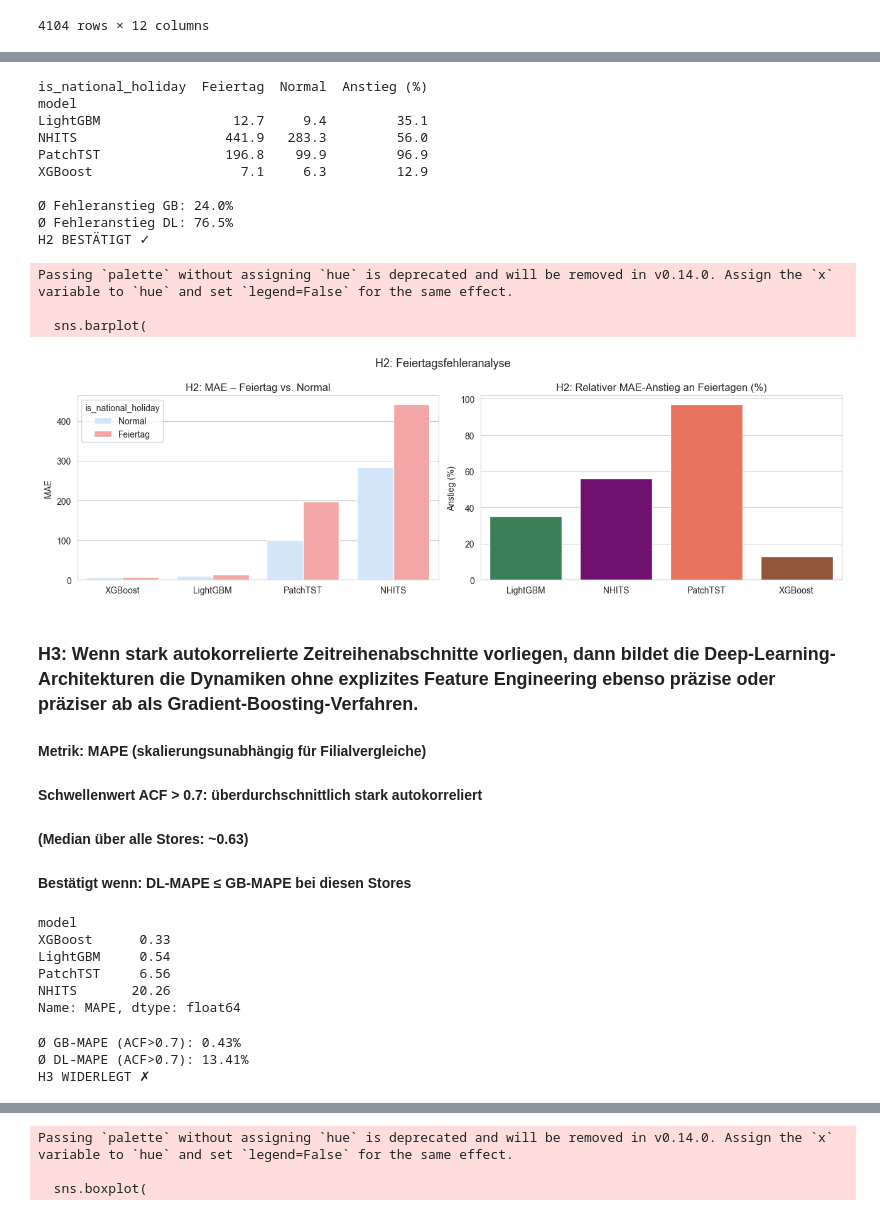
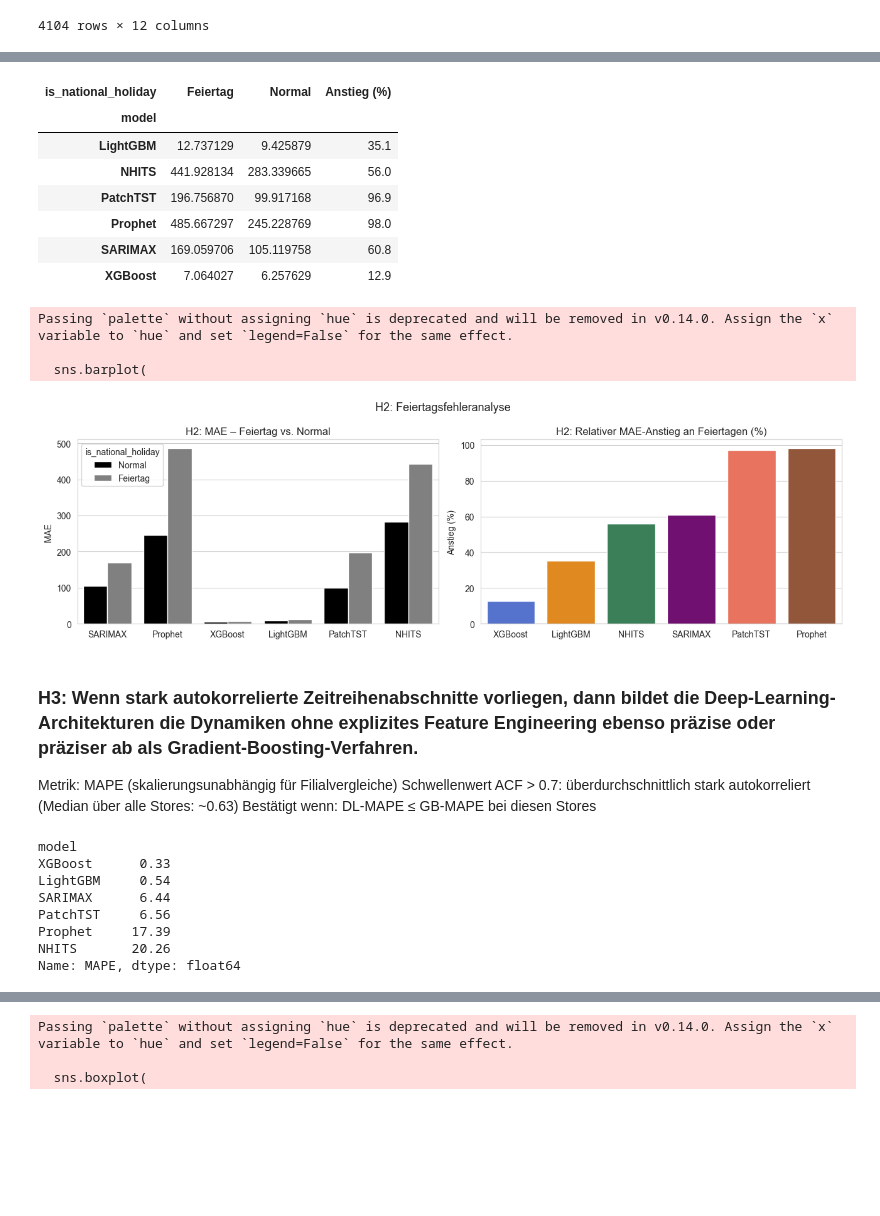
Before and after one commit to MadMax199/E-Commerce-Time-Series-Forecasting, a Jupyter notebook: 04_notebooks/06_hyptohesen_analyse.ipynb, the cells around one changed output, grey strips where cells are left out. Drawn from its saved outputs; the diff is of its cells as text; code cells hidden in the pictures; blank space fills up the shorter version.

```diff
--- a/04_notebooks/06_hyptohesen_analyse.ipynb
+++ b/04_notebooks/06_hyptohesen_analyse.ipynb
@@ -310,7 +332,7 @@ hol_base
 4104 rows × 12 columns
 # %%
 hol_records = []
-h2_models = ['XGBoost', 'LightGBM', 'PatchTST', 'NHITS']
+h2_models = ['SARIMAX', 'Prophet','XGBoost', 'LightGBM', 'PatchTST', 'NHITS']
 
 for model_name, col in {m: models_cfg[m] for m in h2_models}.items():
     if col not in hol_base.columns:
@@ -329,3 +351,4 @@ for model_name, col in {m: models_cfg[m] for m in h2_models}.items():
         })
 
 hol_metrics = pd.DataFrame(hol_records)
+hol_metrics
@@ -332,67 +369,58 @@ hol_metrics = pd.DataFrame(hol_records)
+# %%
+pivot = hol_metrics.pivot(index='model', columns='is_national_holiday', values='MAE')
+pivot['Anstieg (%)'] = (
+    (pivot['Feiertag'] - pivot['Normal']) / pivot['Normal'] * 100
+).round(1)
+pivot
+# %% [output]
+| is_national_holiday | Feiertag | Normal | Anstieg (%) |
+| model |  |  |  |
+| LightGBM | 12.737129 | 9.425879 | 35.1 |
+| NHITS | 441.928134 | 283.339665 | 56.0 |
+| PatchTST | 196.756870 | 99.917168 | 96.9 |
+| Prophet | 485.667297 | 245.228769 | 98.0 |
+| SARIMAX | 169.059706 | 105.119758 | 60.8 |
+| XGBoost | 7.064027 | 6.257629 | 12.9 |
 # %%
 
+fig, axes = plt.subplots(1, 2, figsize=(13, 4))
 
-# ── Relativer MAE-Anstieg an Feiertagen ──────────────────────
-pivot = hol_metrics.pivot(index='model', columns='is_national_holiday', values='MAE')
-pivot['Anstieg (%)'] = (
-    (pivot['Feiertag'] - pivot['Normal']) / pivot['Normal'] * 100
-).round(1)
-print(pivot.round(1))
-
-# ── Interpretation ────────────────────────────────────────────
-gb_anstieg = pivot.loc[['XGBoost', 'LightGBM'], 'Anstieg (%)'].mean()
-dl_anstieg = pivot.loc[['PatchTST', 'NHITS'], 'Anstieg (%)'].mean()
-print(f'\nØ Fehleranstieg GB: {gb_anstieg:.1f}%')
-print(f'Ø Fehleranstieg DL: {dl_anstieg:.1f}%')
-print(f'H2 {"BESTÄTIGT ✓" if gb_anstieg < dl_anstieg else "WIDERLEGT ✗"}')
-
-fig, axes = plt.subplots(1, 2, figsize=(13, 4))
 sns.barplot(
     data=hol_metrics, x='model', y='MAE',
     hue='is_national_holiday', hue_order=['Normal', 'Feiertag'],
-    palette={'Normal': '#cce5ff', 'Feiertag': '#ff9999'},
+    palette={'Normal': 'black', 'Feiertag': 'grey'},
     ax=axes[0]
 )
 axes[0].set_title('H2: MAE – Feiertag vs. Normal', fontsize=12)
 axes[0].set_xlabel('')
 
 sns.barplot(
-    data=pivot.reset_index(), x='model', y='Anstieg (%)',
+    data=pivot.reset_index().sort_values(by="Anstieg (%)", ascending=True), x='model', y='Anstieg (%)',
     palette=[MODELL_COLORS[m] for m in h2_models], ax=axes[1]
 )
 axes[1].set_title('H2: Relativer MAE-Anstieg an Feiertagen (%)', fontsize=12)
 axes[1].axhline(0, color='black', linewidth=0.8)
 axes[1].set_xlabel('')
 
 plt.suptitle('H2: Feiertagsfehleranalyse', fontsize=13)
 plt.tight_layout()
 plt.show()
 # %% [output]
-is_national_holiday  Feiertag  Normal  Anstieg (%)
-model
-LightGBM                 12.7     9.4         35.1
-NHITS                   441.9   283.3         56.0
-PatchTST                196.8    99.9         96.9
-XGBoost                   7.1     6.3         12.9
+Passing `palette` without assigning `hue` is deprecated and will be removed in v0.14.0. Assign the `x` variable to `hue` and set `legend=False` for the same effect.
 
-Ø Fehleranstieg GB: 24.0%
-Ø Fehleranstieg DL: 76.5%
-H2 BESTÄTIGT ✓
+  sns.barplot(
-Passing `palette` without assigning `hue` is deprecated and will be removed in v0.14.0. Assign the `x` variable to `hue` and set `legend=False` for the same effect.
-
-  sns.barplot(
-[figure, old version]
+[figure, new version]
 # %% [markdown]
 ### H3: Wenn stark autokorrelierte Zeitreihenabschnitte vorliegen, dann bildet die Deep-Learning-Architekturen die Dynamiken ohne explizites Feature Engineering ebenso präzise oder präziser ab als Gradient-Boosting-Verfahren.
 
-#### Metrik: MAPE (skalierungsunabhängig für Filialvergleiche)
-#### Schwellenwert ACF > 0.7: überdurchschnittlich stark autokorreliert
-#### (Median über alle Stores: ~0.63)
-#### Bestätigt wenn: DL-MAPE ≤ GB-MAPE bei diesen Stores
+Metrik: MAPE (skalierungsunabhängig für Filialvergleiche)
+Schwellenwert ACF > 0.7: überdurchschnittlich stark autokorreliert
+(Median über alle Stores: ~0.63)
+Bestätigt wenn: DL-MAPE ≤ GB-MAPE bei diesen Stores
 # %%
 
 high_acf  = metrics_df[metrics_df['acf_lag7'] > 0.7]
-h3_models = ['XGBoost', 'LightGBM', 'PatchTST', 'NHITS']
+h3_models =['SARIMAX', 'Prophet','XGBoost', 'LightGBM', 'PatchTST', 'NHITS']
 h3_df     = high_acf[high_acf['model'].isin(h3_models)]
 n_stores_high = high_acf['store_nbr'].nunique()
 h3_summary = h3_df.groupby('model')['MAPE'].mean().round(2).sort_values()
@@ -401,19 +429,11 @@ h3_summary
 model
 XGBoost      0.33
 LightGBM     0.54
+SARIMAX      6.44
 PatchTST     6.56
+Prophet     17.39
 NHITS       20.26
 Name: MAPE, dtype: float64
-# %%
-gb_mape_h3 = h3_df[h3_df['model'].isin(['XGBoost','LightGBM'])]['MAPE'].mean()
-dl_mape_h3 = h3_df[h3_df['model'].isin(['PatchTST','NHITS'])]['MAPE'].mean()
-print(f'\nØ GB-MAPE (ACF>0.7): {gb_mape_h3:.2f}%')
-print(f'Ø DL-MAPE (ACF>0.7): {dl_mape_h3:.2f}%')
-print(f'H3 {"BESTÄTIGT ✓" if dl_mape_h3 <= gb_mape_h3 else "WIDERLEGT ✗"}')
-# %% [output]
-Ø GB-MAPE (ACF>0.7): 0.43%
-Ø DL-MAPE (ACF>0.7): 13.41%
-H3 WIDERLEGT ✗
 # %%
 fig, axes = plt.subplots(1, 2, figsize=(13, 4))
 
```
Also changed, not shown: parts of 20 cells of this notebook, 2 other files.
